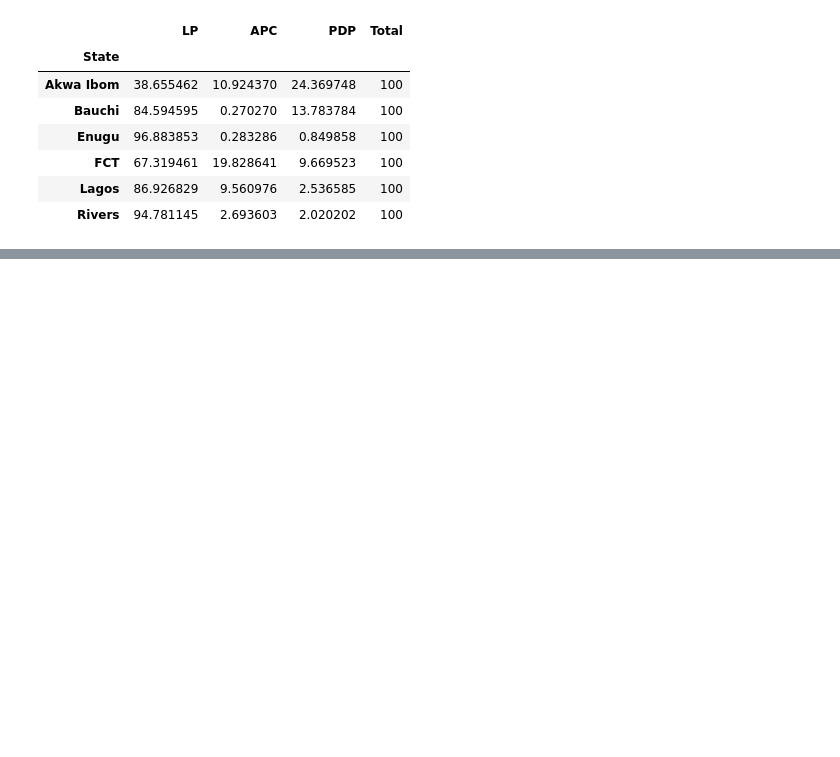
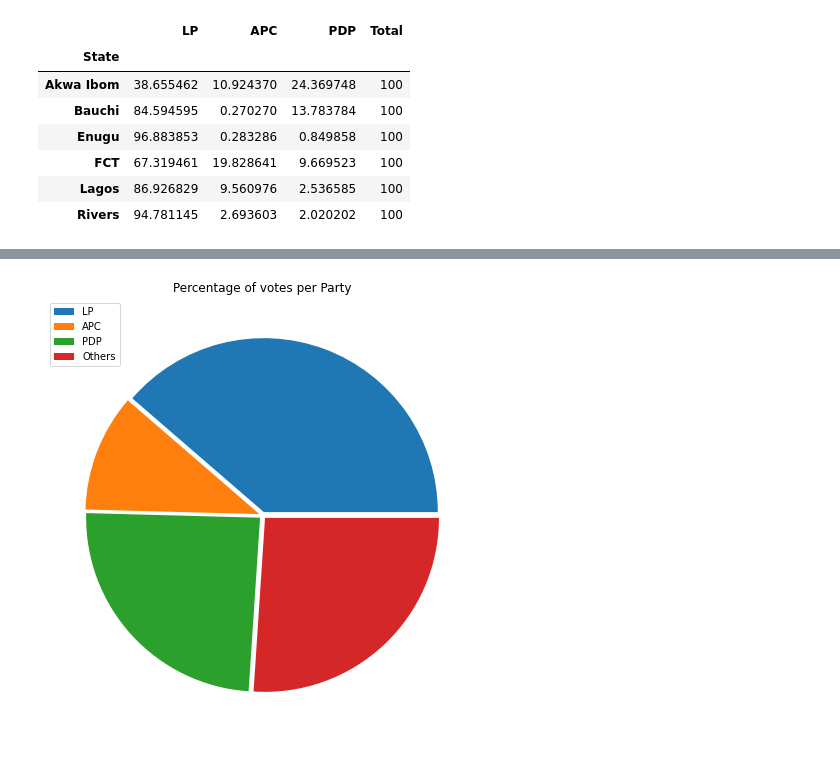
Before and after one commit to Ebuka21/DA_Data_Science_101, a Jupyter notebook: Election 2023 analysis.ipynb, the cells around one changed output, grey strips where cells are left out. Cells and saved outputs as stored; diff of their text form; code cells hidden in the pictures; blank space fills up the shorter version.

```diff
--- a/Election 2023 analysis.ipynb
+++ b/Election 2023 analysis.ipynb
@@ -142,0 +213,11 @@ result_per_state_percent
+# %%
+# adding cool features to the chart
+
+explode = [0.02,0.02,0.02,0.02]
+plt.figure(figsize=(10,8))
+plt.title("Percentage of votes per Party")
+plt.pie(x_pie,explode=explode)
+plt.legend(x_pie.index)
+plt.show()
+# %% [output]
+[figure, added]
```
Also changed, not shown: parts of 14 cells of this notebook.
